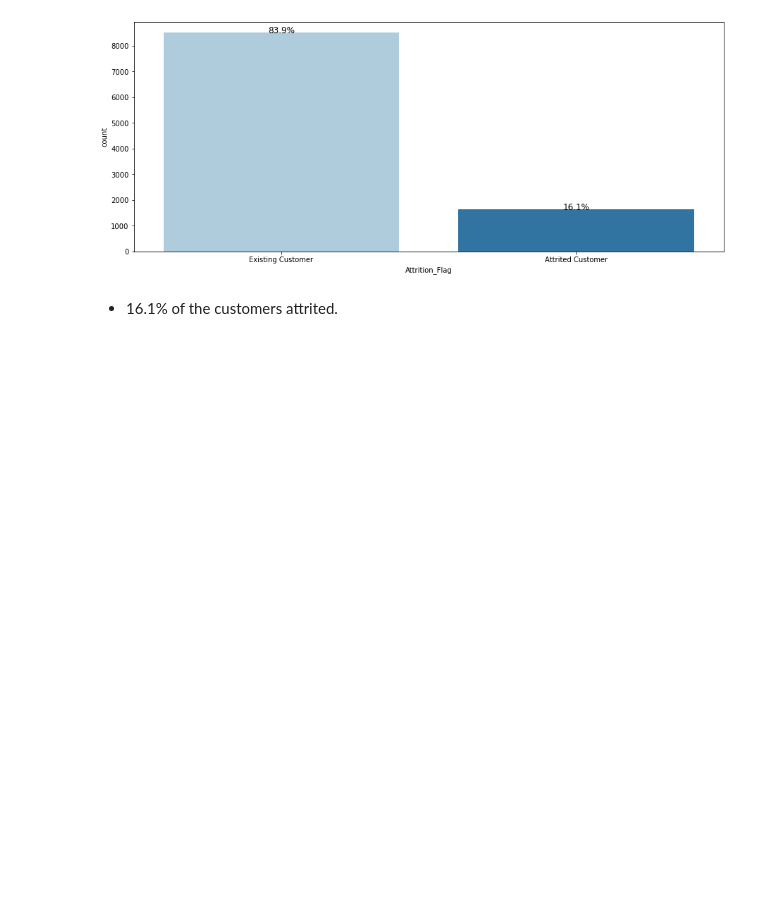
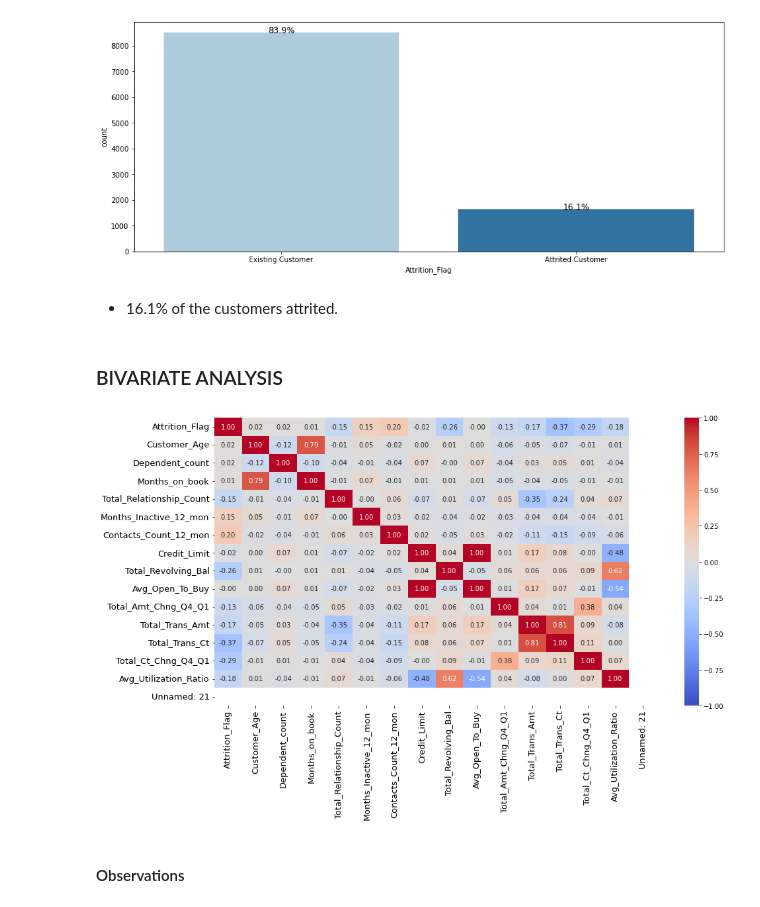
Before and after one commit to dhvanikotecha/Bank-Customer-Churn-Prediction, a Jupyter notebook: Mini Project 2.ipynb, the cells around one changed output. Drawn from its saved outputs; the diff is of its cells as text; code cells hidden in the pictures; blank space fills up the shorter version.

```diff
--- a/Mini Project 2.ipynb
+++ b/Mini Project 2.ipynb
@@ -521,3 +516,23 @@ per_on_bar('Attrition_Flag')
 [figure]
 # %% [markdown]
 * 16.1% of the customers attrited.
+# %% [markdown]
+### BIVARIATE ANALYSIS
+# %%
+# Dropping the column CLIENTNUM
+
+data.drop(['CLIENTNUM'],axis=1,inplace=True)
+# %%
+# Encoding Attrition_Flag column for analysis
+
+data['Attrition_Flag'].replace('Existing Customer',0,inplace=True)
+data['Attrition_Flag'].replace('Attrited Customer',1,inplace=True)
+# %%
+plt.figure(figsize=(15,8))
+sns.heatmap(data.corr(),annot=True,vmin=-1,vmax=1,fmt='.2f',cmap='coolwarm')
+plt.tick_params(labelsize=13)
+plt.show()
+# %% [output]
+[figure, added]
+# %% [markdown]
+#### Observations
```
Also changed, not shown: parts of 65 cells of this notebook.
